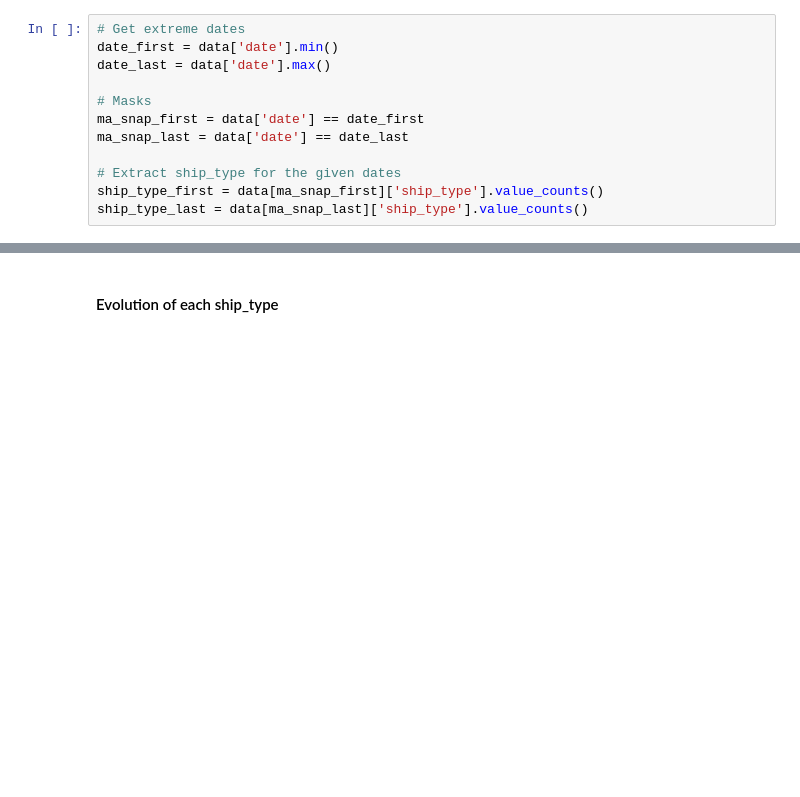
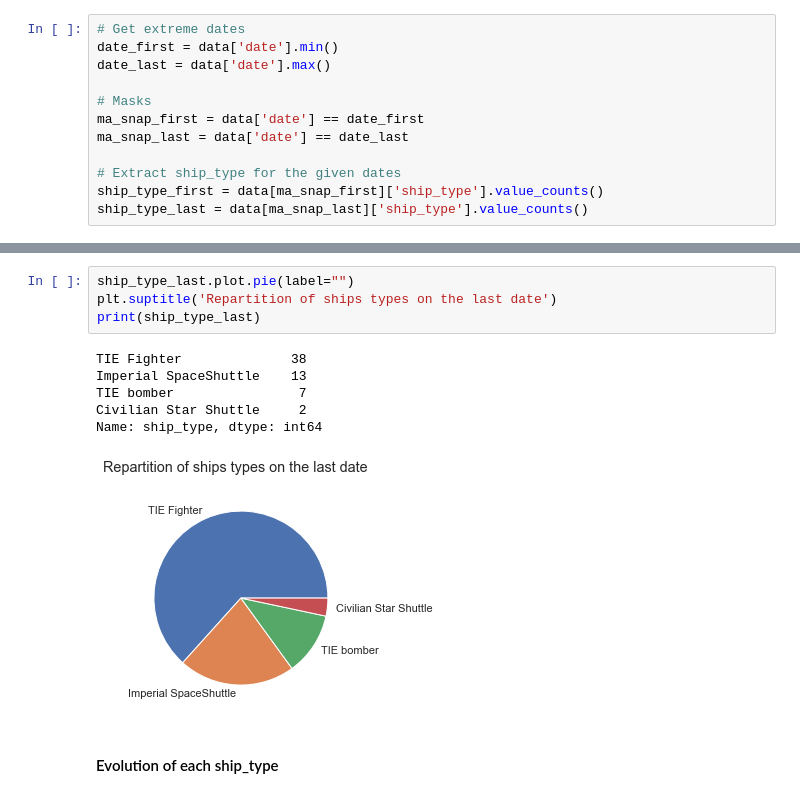
Before and after one commit to AlexisBogroff/geo_challenge, a Jupyter notebook: part_3_2_eda_exploration.ipynb, the cells around one changed output, grey strips where cells are left out. Drawn from its saved outputs; the diff is of its cells as text; blank space fills up the shorter version.

```diff
--- a/part_3_2_eda_exploration.ipynb
+++ b/part_3_2_eda_exploration.ipynb
@@ -182,3 +181,14 @@ Name: ship_type, dtype: int64
+# %%
+ship_type_last.plot.pie(label="")
+plt.suptitle('Repartition of ships types on the last date')
+print(ship_type_last)
+# %% [output]
+TIE Fighter              38
+Imperial SpaceShuttle    13
+TIE bomber                7
+Civilian Star Shuttle     2
+Name: ship_type, dtype: int64
+[figure, added]
 # %% [markdown]
 #### Evolution of each ship_type
 # %%
```
Also changed, not shown: parts of 7 cells of this notebook.
